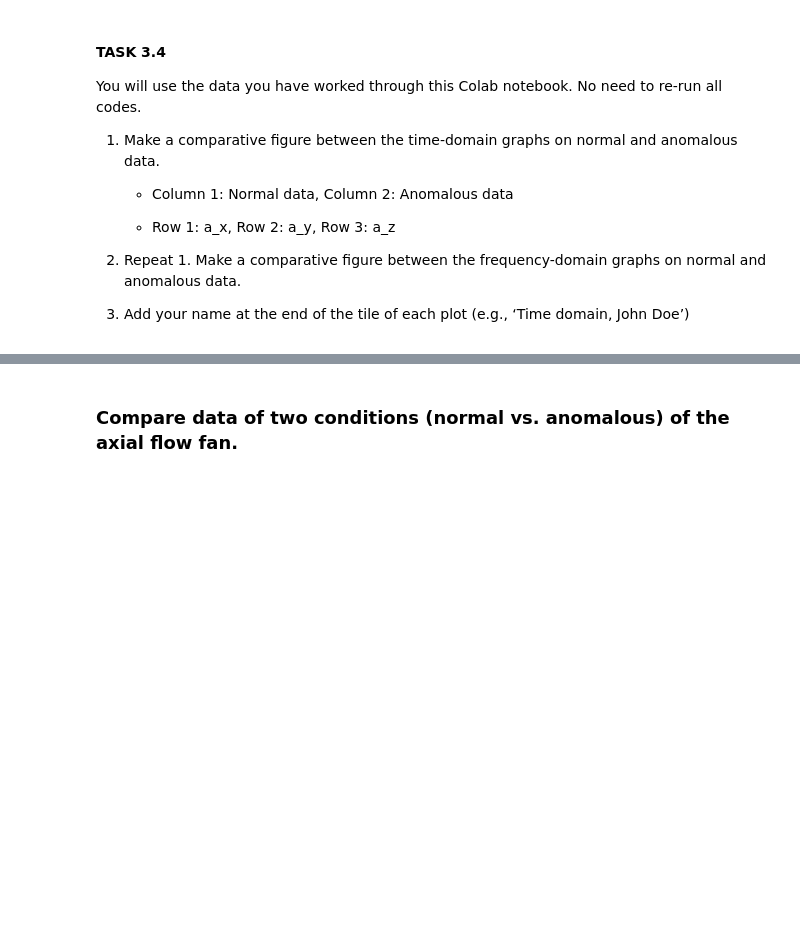
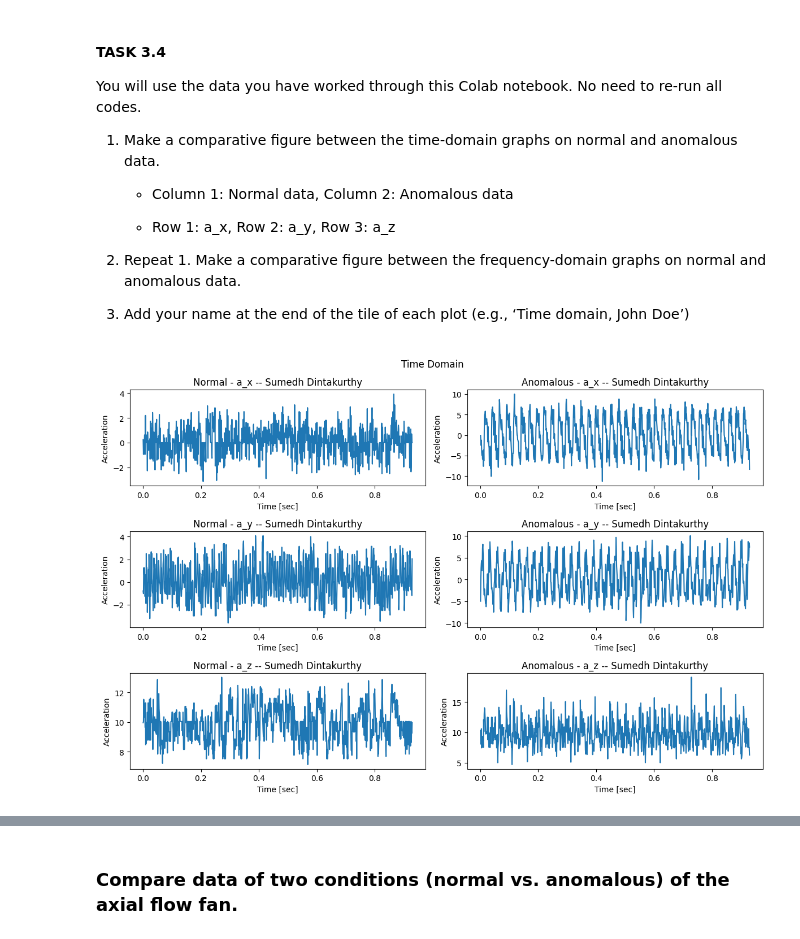
Before and after one commit to broodingreaper/iiot, a Jupyter notebook: lab/lab2/L2_Colab3.ipynb, the cells around one changed output, grey strips where cells are left out. Cells and saved outputs as stored; diff of their text form; code cells hidden in the pictures; blank space fills up the shorter version.

```diff
--- a/lab/lab2/L2_Colab3.ipynb
+++ b/lab/lab2/L2_Colab3.ipynb
@@ -324,6 +336,18 @@ ax2[2].set_xlabel('Frequency [Hz]')
 
 plt.show()
 #
+anom = {
+    "t": t.copy(),
+    "a_x": a_x.copy(),
+    "a_y": a_y.copy(),
+    "a_z": a_z.copy(),
+    "f_x": f_x.copy(),
+    "y_x": y_x.copy(),
+    "f_y": f_y.copy(),
+    "y_y": y_y.copy(),
+    "f_z": f_z.copy(),
+    "y_z": y_z.copy()
+}
 
 
 #
@@ -354,0 +370,27 @@ You will use the data you have worked through this Colab notebook. No need to re
+# %%
+#Insert your code here:
+#Provide comments to describe your code
+#
+fig_time, ax_time = plt.subplots(3, 2, figsize=(12, 8))
+fig_time.suptitle('Time Domain')
+
+signals = ["a_x", "a_y", "a_z"]
+
+for i, sig in enumerate(signals):
+    ax_time[i, 0].plot(normal["t"], normal[sig])
+    ax_time[i, 0].set_title(f'Normal - {sig} -- Sumedh Dintakurthy')
+
+    ax_time[i, 1].plot(anom["t"], anom[sig])
+    ax_time[i, 1].set_title(f'Anomalous - {sig} -- Sumedh Dintakurthy')
+
+    ax_time[i, 0].set_xlabel('Time [sec]')
+    ax_time[i, 1].set_xlabel('Time [sec]')
+    ax_time[i, 0].set_ylabel('Acceleration')
+    ax_time[i, 1].set_ylabel('Acceleration')
+
+plt.tight_layout()
+plt.show()
+
+#
+# %% [output]
+[figure, added]
```
Also changed, not shown: parts of 14 cells of this notebook.
